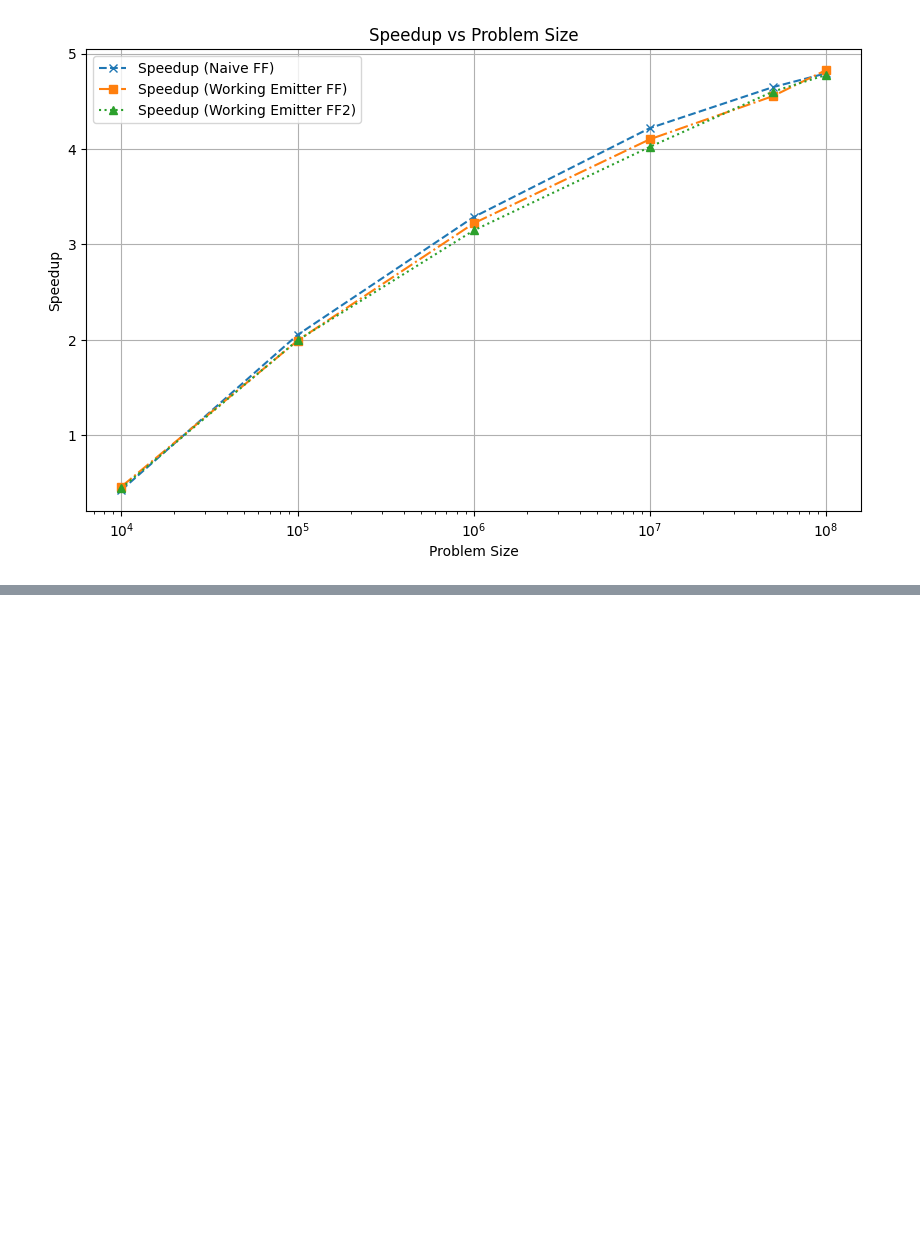
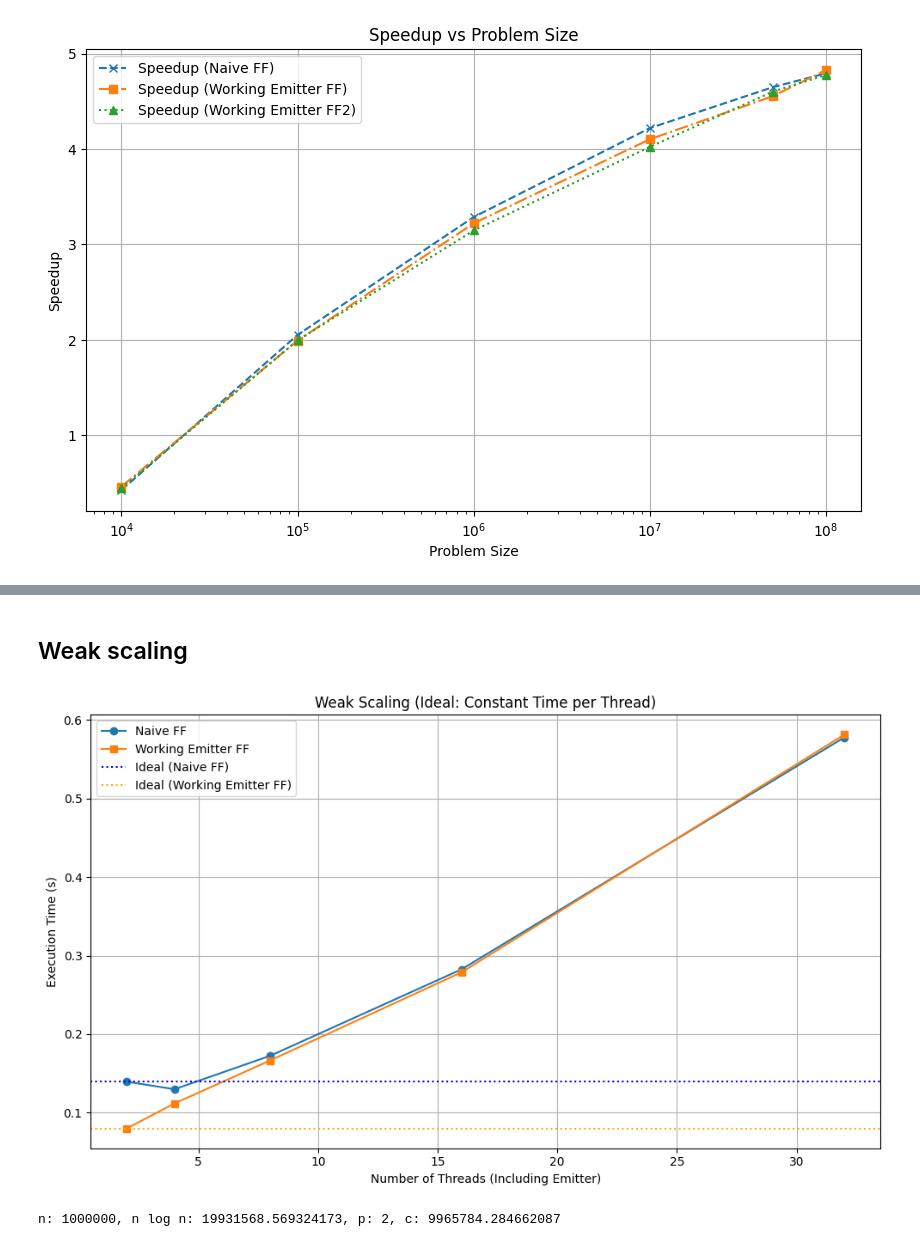
Before and after one commit to DavideB45/SPM, a Jupyter notebook: assignment4/analysis.ipynb, the cells around one changed output, grey strips where cells are left out. Drawn from its saved outputs; the diff is of its cells as text; code cells hidden in the pictures; blank space fills up the shorter version.

```diff
--- a/assignment4/analysis.ipynb
+++ b/assignment4/analysis.ipynb
@@ -240,0 +333,51 @@ Working Emitter FF Times:
+# %% [markdown]
+## Weak scaling
+# %%
+import pandas as pd
+import matplotlib.pyplot as plt
+
+# Load the data
+df1 = pd.read_csv('results/naive_ff_w.csv')
+df2 = pd.read_csv('results/working_emitter_ff_w.csv')
+
+# Add actual thread count (workers + 1 emitter)
+df1['threads'] = df1['workers'] + 1
+df2['threads'] = df2['workers'] + 1
+
+# Use baseline time (first row) as ideal constant
+ideal_time_1 = df1.iloc[0]['time']
+ideal_time_2 = df2.iloc[0]['time']
+
+# Plotting
+plt.figure(figsize=(10, 6))
+
+# Actual measurements
+plt.plot(df1['threads'], df1['time'], marker='o', label='Naive FF')
+plt.plot(df2['threads'], df2['time'], marker='s', label='Working Emitter FF')
+
+# Ideal scaling (flat line)
+plt.axhline(y=ideal_time_1, linestyle='dotted', color='blue', label='Ideal (Naive FF)')
+plt.axhline(y=ideal_time_2, linestyle='dotted', color='orange', label='Ideal (Working Emitter FF)')
+
+# Labels and legend
+plt.xlabel('Number of Threads (Including Emitter)')
+plt.ylabel('Execution Time (s)')
+plt.title('Weak Scaling (Ideal: Constant Time per Thread)')
+plt.grid(True)
+plt.legend()
+plt.tight_layout()
+
+plt.savefig('figures/weak_scaling.png', dpi=500, bbox_inches='tight')
+
+plt.show()
+# %% [output]
+[figure, added]
+# %%
+import numpy as np
+n = 1000000
+nlogn = n * np.log2(n)
+p = 2
+c = nlogn / p
+print(f"n: {n}, n log n: {nlogn}, p: {p}, c: {c}")
+# %% [output]
+n: 1000000, n log n: 19931568.569324173, p: 2, c: 9965784.284662087
```
Also changed, not shown: parts of 8 cells of this notebook, 1 other file.
